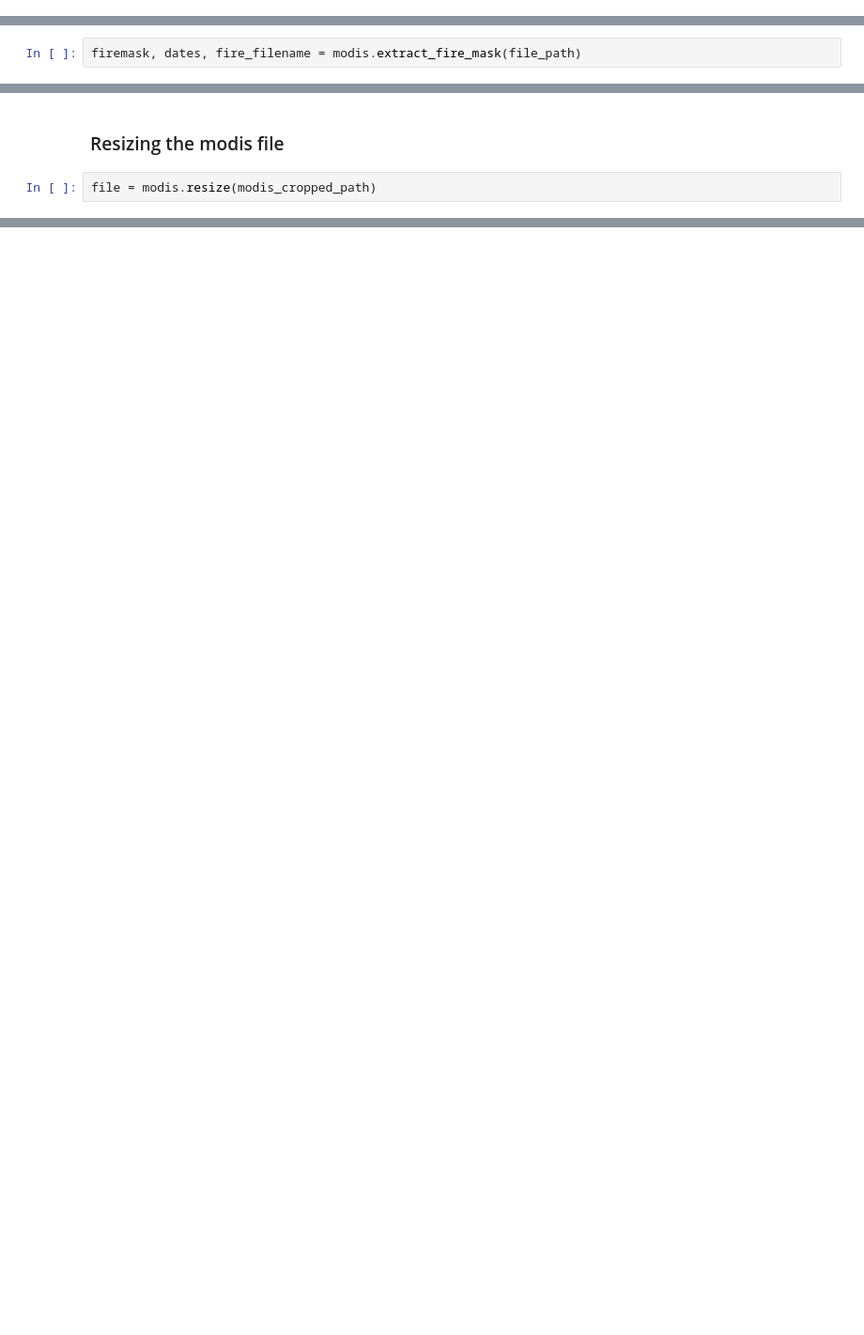
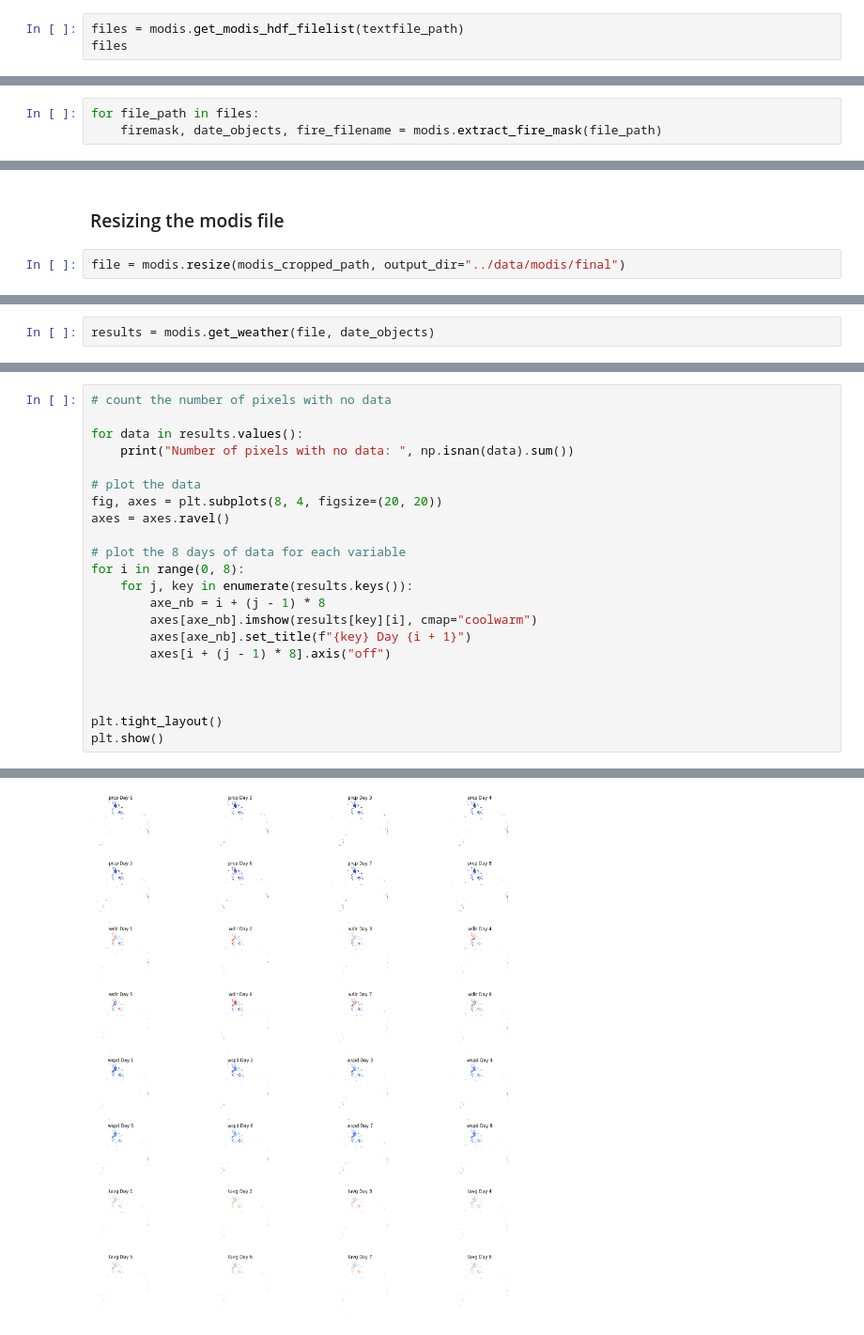
Before and after one commit to derreyann/sentinel-utbm, a Jupyter notebook: notebooks/modis_usage.ipynb, the cells around one changed output, grey strips where cells are left out. Shown: that part at 94% size. Cells and saved outputs as stored; diff of their text form; blank space fills up the shorter version.

Commit message:
Simple weather

```diff
--- a/notebooks/modis_usage.ipynb
+++ b/notebooks/modis_usage.ipynb
@@ -20,0 +37,3 @@ file_path = os.path.join(raw_dir, filename)
+# %%
+files = modis.get_modis_hdf_filelist(textfile_path)
+files
@@ -21,7 +49,8 @@ file_path = os.path.join(raw_dir, filename)
 # %% [markdown]
 ### Extracting the fire mask
 # %%
-firemask, dates, fire_filename = modis.extract_fire_mask(file_path)
+for file_path in files:
+    firemask, date_objects, fire_filename = modis.extract_fire_mask(file_path)
 # %%
 fire = rasterio.open(fire_filename)
 ep.plot_bands(fire.read(1), title="Fire", cmap="YlOrRd", figsize=(10, 10))
@@ -40,7 +75,7 @@ ep.plot_bands(cropped_modis.read(1) > 6, title="Clipped MODIS Image", cmap="YlOr
 # %% [markdown]
 ### Resizing the modis file
 # %%
-file = modis.resize(modis_cropped_path)
+file = modis.resize(modis_cropped_path, output_dir="../data/modis/final")
 # %%
 # Open the resized MODIS image
 tiff_file = rxr.open_rasterio(file)
@@ -47,0 +85,2 @@ tiff_file.shape
+# %%
+results = modis.get_weather(file, date_objects)
@@ -47,0 +96,23 @@ tiff_file.shape
+# %%
+# count the number of pixels with no data
+
+for data in results.values():
+    print("Number of pixels with no data: ", np.isnan(data).sum())
+
+# plot the data
+fig, axes = plt.subplots(8, 4, figsize=(20, 20))
+axes = axes.ravel()
+
+# plot the 8 days of data for each variable
+for i in range(0, 8):
+    for j, key in enumerate(results.keys()):
+        axe_nb = i + (j - 1) * 8
+        axes[axe_nb].imshow(results[key][i], cmap="coolwarm")
+        axes[axe_nb].set_title(f"{key} Day {i + 1}")
+        axes[i + (j - 1) * 8].axis("off")
+
+
+
+plt.tight_layout()
+plt.show()
+# %% [output]
@@ -47,0 +123 @@ tiff_file.shape
+[figure, added]
```
Also changed, not shown: parts of 12 cells of this notebook, 1 other file.
